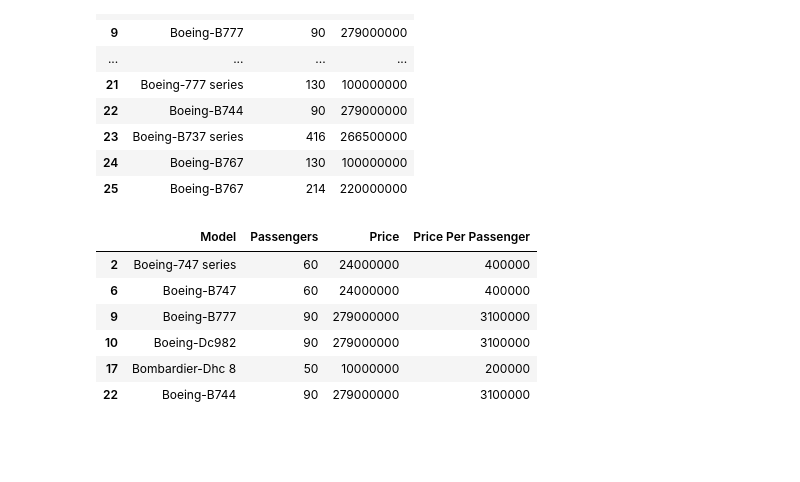
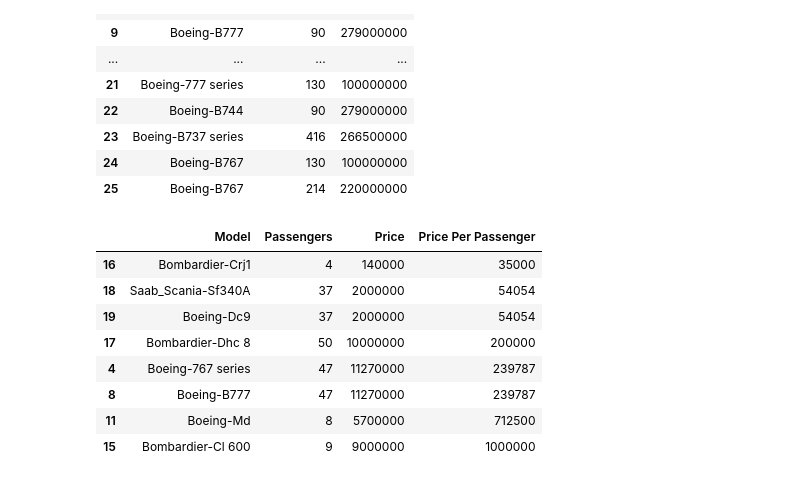
Before and after one commit to sunnywithcurlyhair/DS-Project-1, a Jupyter notebook: Aviation_Analysis.ipynb, the cells around one changed output. Saved outputs shown, nothing was run; the diff lists cells and outputs as text; code cells hidden in the pictures; blank space fills up the shorter version.

```diff
--- a/Aviation_Analysis.ipynb
+++ b/Aviation_Analysis.ipynb
@@ -441,47 +433,47 @@ price_df_clean
 | 24 | Boeing-B767 | 130 | 100000000 |
 | 25 | Boeing-B767 | 214 | 220000000 |
 # %%
+#making a calculation column
+
 ppp = (price_df_clean['Price'] / price_df_clean['Passengers'])
+
+#reformatting the data so it looks better / not in scientific notation
+
 pd.options.display.float_format = '{:.0f}'.format
 
-
-#ppp_clean = []
-
-#for value in ppp:
-#    new = '{:.20f}'.format(value)
-#    ppp_clean.append(new)
-
 price_df_clean['Price Per Passenger'] = ppp
-#price_df_clean['Price Per Passenger'] = price_df_clean['Price Per Passenger'].astype(int)
 price_df_clean['Price Per Passenger'].astype('category')
 price_df_clean['Passengers'].astype('category')
 price_df_clean
 
-price_df_clean_top = price_df_clean[price_df_clean['Price Per Passenger'] <= 200000]
-
-
-price_df_clean_bottom = price_df_clean[price_df_clean['Price Per Passenger'] >= 400000]
+#Separating out the size tranches
 
 best_high = price_df_clean[price_df_clean['Passengers'] >= 100]
 best_high = best_high[best_high['Price Per Passenger'] <= 400000]
+best_high_sorted = best_high.sort_values('Price Per Passenger')
 
 best_mid = (price_df_clean[price_df_clean['Passengers'] <= 100])
 best_mid = best_mid[best_mid['Passengers'] >= 50]
 best_mid = best_mid[best_mid['Price Per Passenger'] <= 100000000]
+best_mid_sorted = best_mid.sort_values('Price Per Passenger')
 
 
 best_low = price_df_clean[price_df_clean['Passengers'] <= 50]
 best_low = best_low[best_low['Price Per Passenger'] <= 100000000]
+best_low_sorted = best_low.sort_values('Price Per Passenger')
 
-best_mid
+
+best_low_sorted
 # %% [output]
 |  | Model | Passengers | Price | Price Per Passenger |
-| 2 | Boeing-747 series | 60 | 24000000 | 400000 |
-| 6 | Boeing-B747 | 60 | 24000000 | 400000 |
-| 9 | Boeing-B777 | 90 | 279000000 | 3100000 |
-| 10 | Boeing-Dc982 | 90 | 279000000 | 3100000 |
+| 16 | Bombardier-Crj1 | 4 | 140000 | 35000 |
+| 18 | Saab_Scania-Sf340A | 37 | 2000000 | 54054 |
+| 19 | Boeing-Dc9 | 37 | 2000000 | 54054 |
 | 17 | Bombardier-Dhc 8 | 50 | 10000000 | 200000 |
-| 22 | Boeing-B744 | 90 | 279000000 | 3100000 |
+| 4 | Boeing-767 series | 47 | 11270000 | 239787 |
+| 8 | Boeing-B777 | 47 | 11270000 | 239787 |
+| 11 | Boeing-Md | 8 | 5700000 | 712500 |
+| 15 | Bombardier-Cl 600 | 9 | 9000000 | 1000000 |
 # %%
 title = 'Cost Effectiveness of Large Safe Aircraft'
 Model_Label = 'Model'
```
Also changed, not shown: parts of 7 cells of this notebook.
